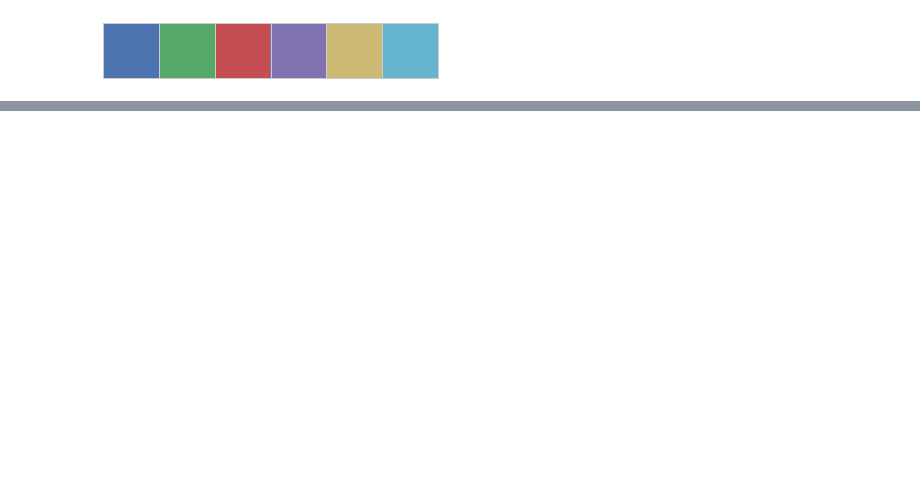
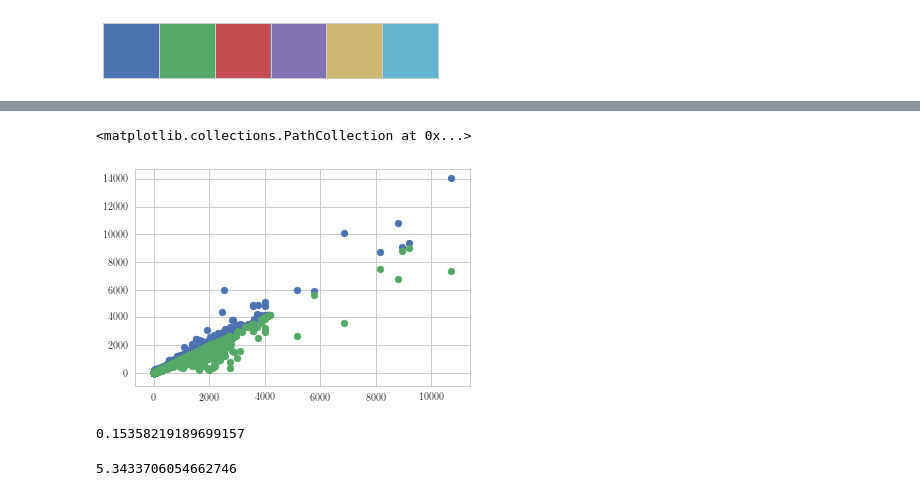
Before and after one commit to saint-germain/errorprediction, a Jupyter notebook: errors_NED-D.ipynb, the cells around one changed output, grey strips where cells are left out. Cells and saved outputs as stored; diff of their text form; code cells hidden in the pictures; blank space fills up the shorter version.

```diff
--- a/errors_NED-D.ipynb
+++ b/errors_NED-D.ipynb
@@ -224,0 +198,10 @@ plt.ylim(0,100)
+# %%
+x=np.array(dboot)
+y8=np.array(boot84)
+y1=np.array(boot16)
+# %%
+plt.scatter(x,y8)
+plt.scatter(x,y1)
+# %% [output]
+<matplotlib.collections.PathCollection at 0x...>
+[figure, added]
@@ -224,0 +210,4 @@ plt.ylim(0,100)
+# %%
+np.percentile(np.abs(res),95) # 95 percent of all errors are less than 15% asymmetric
+# %% [output]
+0.15358219189699157
@@ -224,0 +220,4 @@ plt.ylim(0,100)
+# %%
+np.percentile(np.abs(resabs),95) # 95 percent of errors for galaxies with more than 15 measurements are less than 5 Mpc asymmetric
+# %% [output]
+5.3433706054662746
```
Also changed, not shown: parts of 21 cells of this notebook, 9 other files.
